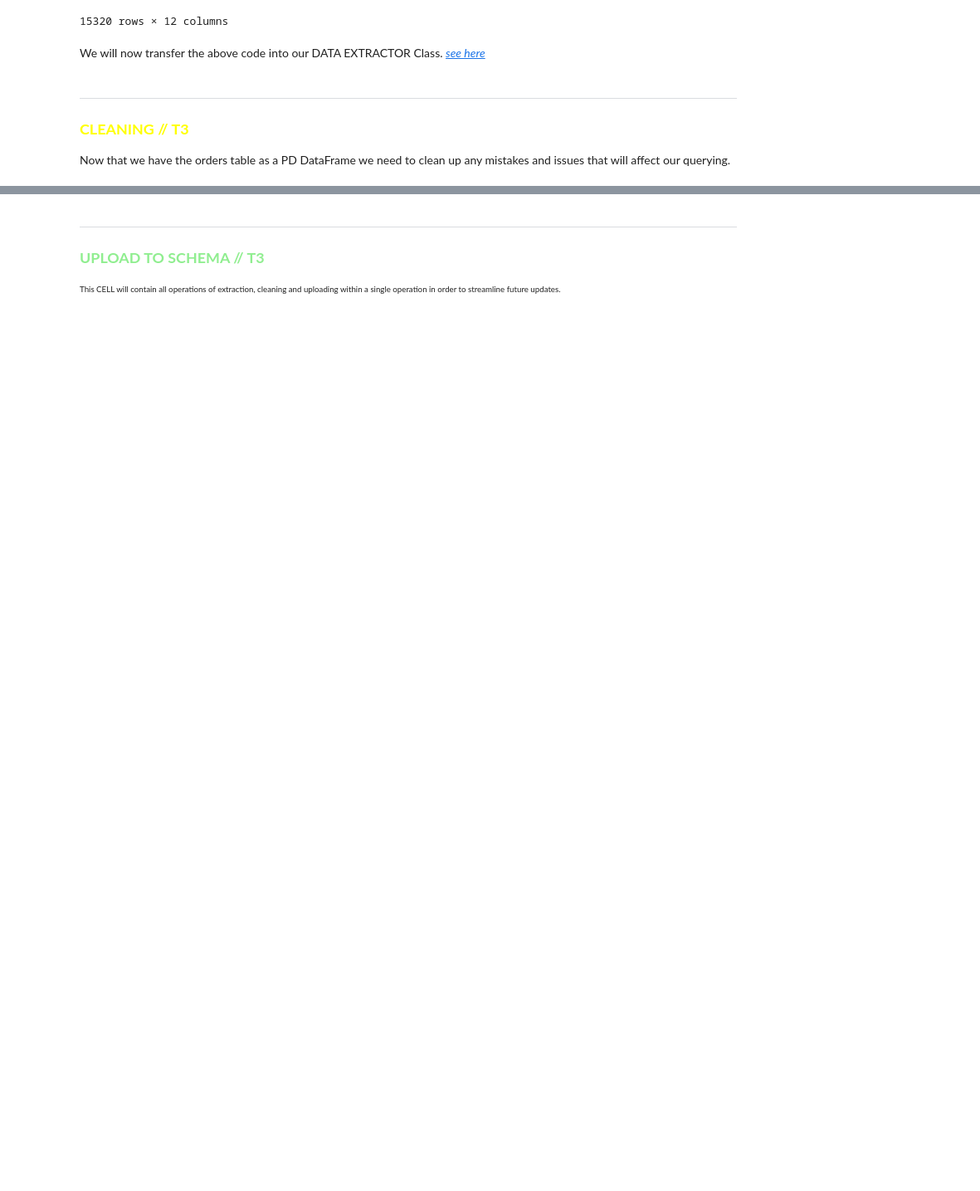
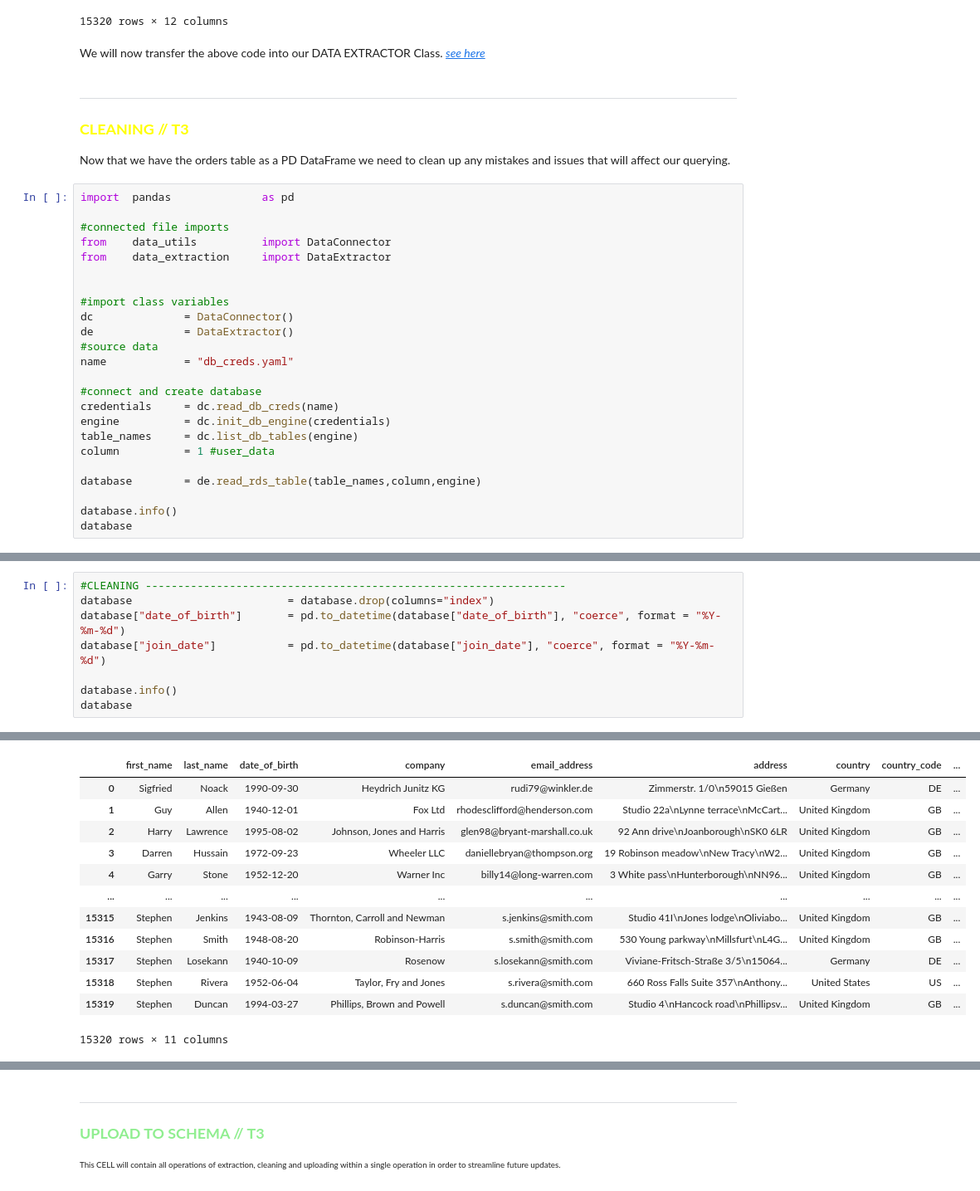
Before and after one commit to javeer89/data_centralisation, a Jupyter notebook: MRDC_Project_Worksheet.ipynb, the cells around one changed output, grey strips where cells are left out. Shown at 83% size. Drawn from its saved outputs; the diff is of its cells as text; blank space fills up the shorter version.

```diff
--- a/MRDC_Project_Worksheet.ipynb
+++ b/MRDC_Project_Worksheet.ipynb
@@ -83,3 +83,27 @@ We will now transfer the above code into our DATA EXTRACTOR Class. *[see here](d
 ***
 ### <font color='yellow'>**CLEANING // T3**</font>
 Now that we have the orders table as a PD DataFrame we need to clean up any mistakes and issues that will affect our querying.
+# %%
+import  pandas              as pd
+
+#connected file imports
+from    data_utils          import DataConnector
+from    data_extraction     import DataExtractor
+
+
+#import class variables
+dc              = DataConnector()
+de              = DataExtractor()
+#source data
+name            = "db_creds.yaml"
+
+#connect and create database
+credentials     = dc.read_db_creds(name)
+engine          = dc.init_db_engine(credentials)
+table_names     = dc.list_db_tables(engine)
+column          = 1 #user_data
+
+database        = de.read_rds_table(table_names,column,engine)
+
+database.info()
+database
@@ -85,0 +143,9 @@ Now that we have the orders table as a PD DataFrame we need to clean up any mist
+# %%
+#CLEANING -----------------------------------------------------------------
+database                        = database.drop(columns="index")
+database["date_of_birth"]       = pd.to_datetime(database["date_of_birth"], "coerce", format = "%Y-%m-%d")
+database["join_date"]           = pd.to_datetime(database["join_date"], "coerce", format = "%Y-%m-%d")
+
+database.info()
+database
+# %% [output]
@@ -85,0 +170,13 @@ Now that we have the orders table as a PD DataFrame we need to clean up any mist
+|  | first_name | last_name | date_of_birth | company | email_address | address | country | country_code | ... |
+| 0 | Sigfried | Noack | 1990-09-30 | Heydrich Junitz KG | rudi79@winkler.de | Zimmerstr. 1/0\n59015 Gießen | Germany | DE | ... |
+| 1 | Guy | Allen | 1940-12-01 | Fox Ltd | rhodesclifford@henderson.com | Studio 22a\nLynne terrace\nMcCart... | United Kingdom | GB | ... |
+| 2 | Harry | Lawrence | 1995-08-02 | Johnson, Jones and Harris | glen98@bryant-marshall.co.uk | 92 Ann drive\nJoanborough\nSK0 6LR | United Kingdom | GB | ... |
+| 3 | Darren | Hussain | 1972-09-23 | Wheeler LLC | daniellebryan@thompson.org | 19 Robinson meadow\nNew Tracy\nW2... | United Kingdom | GB | ... |
+| 4 | Garry | Stone | 1952-12-20 | Warner Inc | billy14@long-warren.com | 3 White pass\nHunterborough\nNN96... | United Kingdom | GB | ... |
+| ... | ... | ... | ... | ... | ... | ... | ... | ... | ... |
+| 15315 | Stephen | Jenkins | 1943-08-09 | Thornton, Carroll and Newman | s.jenkins@smith.com | Studio 41I\nJones lodge\nOliviabo... | United Kingdom | GB | ... |
+| 15316 | Stephen | Smith | 1948-08-20 | Robinson-Harris | s.smith@smith.com | 530 Young parkway\nMillsfurt\nL4G... | United Kingdom | GB | ... |
+| 15317 | Stephen | Losekann | 1940-10-09 | Rosenow | s.losekann@smith.com | Viviane-Fritsch-Straße 3/5\n15064... | Germany | DE | ... |
+| 15318 | Stephen | Rivera | 1952-06-04 | Taylor, Fry and Jones | s.rivera@smith.com | 660 Ross Falls Suite 357\nAnthony... | United States | US | ... |
+| 15319 | Stephen | Duncan | 1994-03-27 | Phillips, Brown and Powell | s.duncan@smith.com | Studio 4\nHancock road\nPhillipsv... | United Kingdom | GB | ... |
+15320 rows × 11 columns
```
Also changed, not shown: parts of 42 cells of this notebook, 4 other files.
